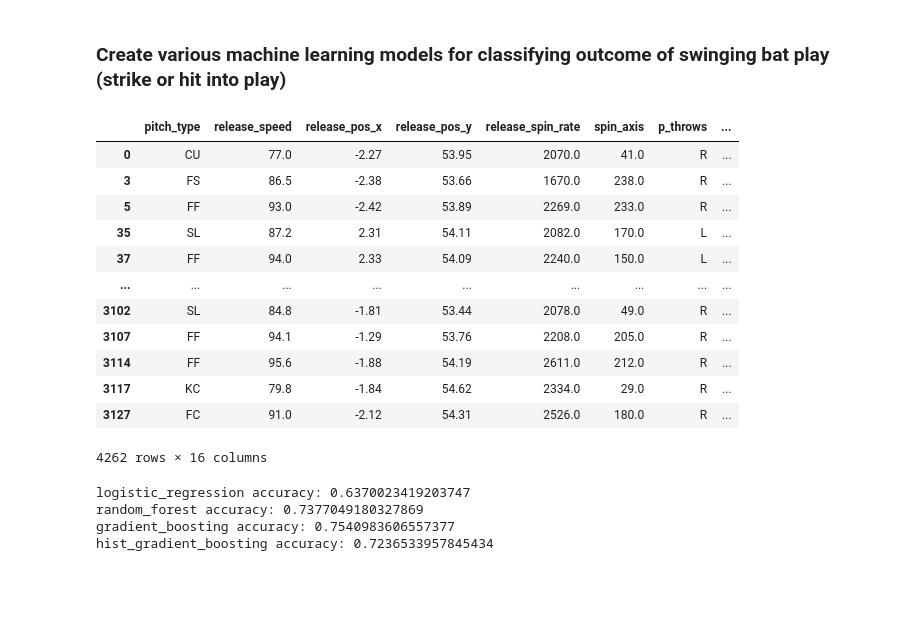
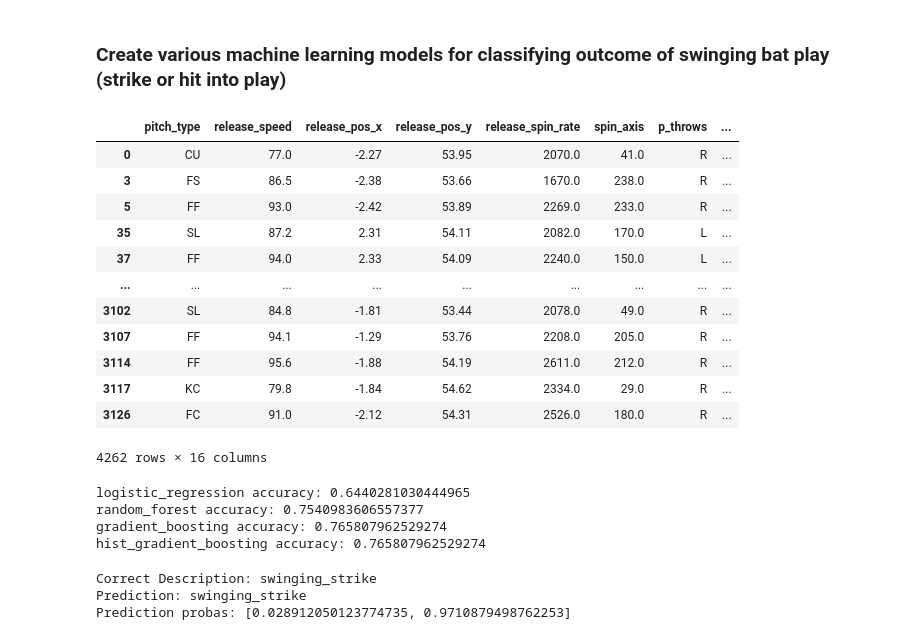
Before and after one commit to roshankern/MLB_Metrics_DS, a Jupyter notebook: mlb_metrics_backend/helpers_example.ipynb, the cells around one changed output. Drawn from its saved outputs; the diff is of its cells as text; code cells hidden in the pictures; blank space fills up the shorter version.

```diff
--- a/mlb_metrics_backend/helpers_example.ipynb
+++ b/mlb_metrics_backend/helpers_example.ipynb
@@ -155,29 +168,42 @@ plt.show()
 # %% [markdown]
 ### Create various machine learning models for classifying outcome of swinging bat play (strike or hit into play)
-# %%
-kwan_model_data = mlb_metrics_helpers.batter_model_data(kwan_specific_stats)
-kwan_model_data
-# %% [output]
-|  | pitch_type | release_speed | release_pos_x | release_pos_y | release_spin_rate | spin_axis | p_throws | ... |
-| 0 | CU | 77.0 | -2.27 | 53.95 | 2070.0 | 41.0 | R | ... |
-| 3 | FS | 86.5 | -2.38 | 53.66 | 1670.0 | 238.0 | R | ... |
-| 5 | FF | 93.0 | -2.42 | 53.89 | 2269.0 | 233.0 | R | ... |
-| 35 | SL | 87.2 | 2.31 | 54.11 | 2082.0 | 170.0 | L | ... |
-| 37 | FF | 94.0 | 2.33 | 54.09 | 2240.0 | 150.0 | L | ... |
-| ... | ... | ... | ... | ... | ... | ... | ... | ... |
-| 3102 | SL | 84.8 | -1.81 | 53.44 | 2078.0 | 49.0 | R | ... |
-| 3107 | FF | 94.1 | -1.29 | 53.76 | 2208.0 | 205.0 | R | ... |
-| 3114 | FF | 95.6 | -1.88 | 54.19 | 2611.0 | 212.0 | R | ... |
-| 3117 | KC | 79.8 | -1.84 | 54.62 | 2334.0 | 29.0 | R | ... |
-| 3127 | FC | 91.0 | -2.12 | 54.31 | 2526.0 | 180.0 | R | ... |
-4262 rows × 16 columns
+# %%
+judge_model_data = mlb_metrics_helpers.batter_model_data(judge_specific_stats)
+judge_model_data
+# %% [output]
+|  | pitch_type | release_speed | release_pos_x | release_pos_y | release_spin_rate | spin_axis | p_throws | ... |
+| 0 | CU | 77.0 | -2.27 | 53.95 | 2070.0 | 41.0 | R | ... |
+| 3 | FS | 86.5 | -2.38 | 53.66 | 1670.0 | 238.0 | R | ... |
+| 5 | FF | 93.0 | -2.42 | 53.89 | 2269.0 | 233.0 | R | ... |
+| 35 | SL | 87.2 | 2.31 | 54.11 | 2082.0 | 170.0 | L | ... |
+| 37 | FF | 94.0 | 2.33 | 54.09 | 2240.0 | 150.0 | L | ... |
+| ... | ... | ... | ... | ... | ... | ... | ... | ... |
+| 3102 | SL | 84.8 | -1.81 | 53.44 | 2078.0 | 49.0 | R | ... |
+| 3107 | FF | 94.1 | -1.29 | 53.76 | 2208.0 | 205.0 | R | ... |
+| 3114 | FF | 95.6 | -1.88 | 54.19 | 2611.0 | 212.0 | R | ... |
+| 3117 | KC | 79.8 | -1.84 | 54.62 | 2334.0 | 29.0 | R | ... |
+| 3126 | FC | 91.0 | -2.12 | 54.31 | 2526.0 | 180.0 | R | ... |
+4262 rows × 16 columns
 # %%
 sklearn_model_types = ["logistic_regression", "random_forest", "gradient_boosting", "hist_gradient_boosting"]
 for model_type in sklearn_model_types:
-    model, accuracy = mlb_metrics_helpers.tested_model(kwan_model_data, "description", model_type)
+    model, accuracy = mlb_metrics_helpers.tested_model(judge_model_data, "description", model_type)
     print(f"{model_type} accuracy: {accuracy}")
 # %% [output]
-logistic_regression accuracy: 0.6370023419203747
-random_forest accuracy: 0.7377049180327869
-gradient_boosting accuracy: 0.7540983606557377
-hist_gradient_boosting accuracy: 0.7236533957845434
+logistic_regression accuracy: 0.6440281030444965
+random_forest accuracy: 0.7540983606557377
+gradient_boosting accuracy: 0.765807962529274
+hist_gradient_boosting accuracy: 0.765807962529274
+# %%
+random_row = judge_model_data.sample(n=1, random_state=0)
+random_row_features = random_row.drop(columns=["description"])
+random_row_target = random_row["description"]
+
+prediction, prediction_probas = mlb_metrics_helpers.model_prediction(model, random_row_features)
+print(f"Correct Description: {random_row_target.values[0]}")
+print(f"Prediction: {prediction}")
+print(f"Prediction probas: {prediction_probas}")
+# %% [output]
+Correct Description: swinging_strike
+Prediction: swinging_strike
+Prediction probas: [0.028912050123774735, 0.9710879498762253]
```
Also changed, not shown: parts of 3 cells of this notebook, 3 other files.
